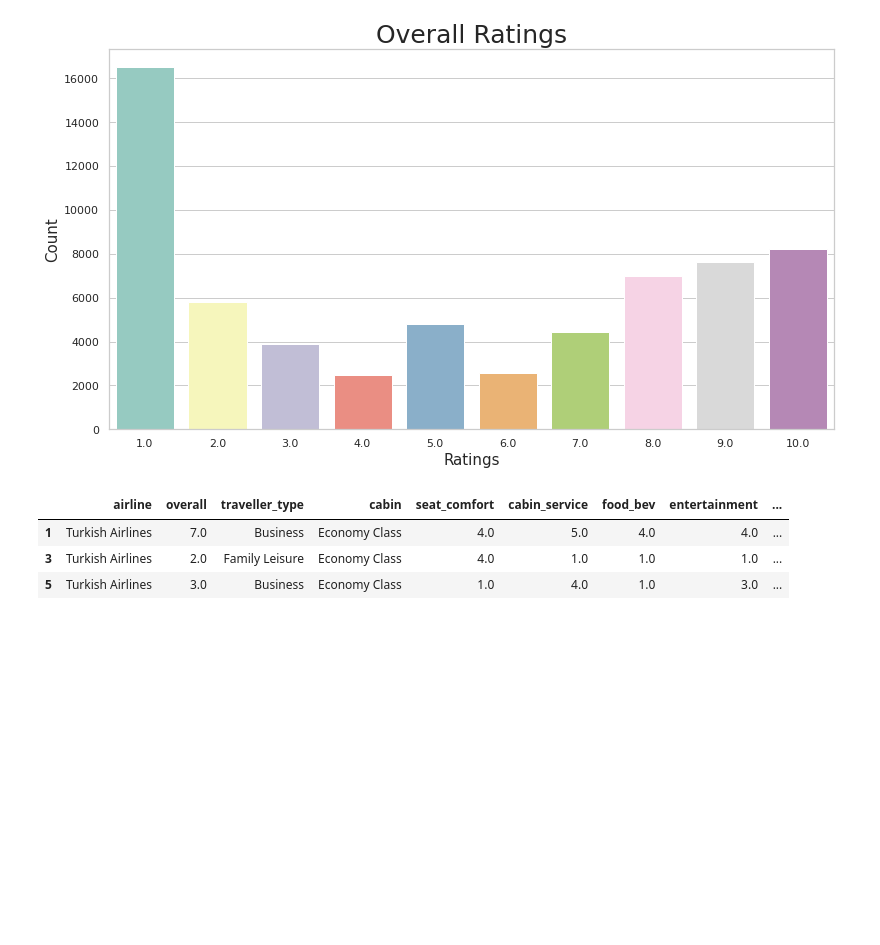
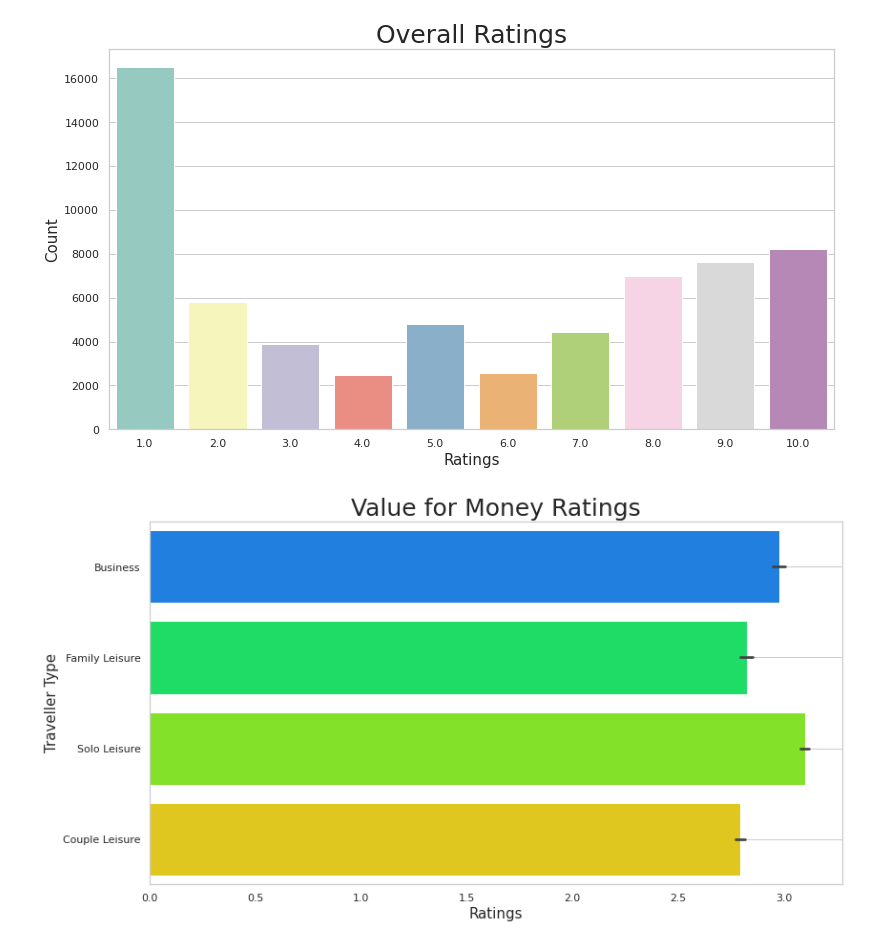
Before and after one commit to Arka1212/Airline-Passenger-Referral-Prediction, a Jupyter notebook: Airline_Passenger_Referral_Prediction.ipynb, the cells around one changed output. Cells and saved outputs as stored; diff of their text form; code cells hidden in the pictures; blank space fills up the shorter version.

```diff
--- a/Airline_Passenger_Referral_Prediction.ipynb
+++ b/Airline_Passenger_Referral_Prediction.ipynb
@@ -339,9 +347,16 @@ plt.show()
 # %% [output]
 [figure]
-# %%
-airline_df.head(3)
-# %% [output]
-|  | airline | overall | traveller_type | cabin | seat_comfort | cabin_service | food_bev | entertainment | ... |
-| 1 | Turkish Airlines | 7.0 | Business | Economy Class | 4.0 | 5.0 | 4.0 | 4.0 | ... |
-| 3 | Turkish Airlines | 2.0 | Family Leisure | Economy Class | 4.0 | 1.0 | 1.0 | 1.0 | ... |
-| 5 | Turkish Airlines | 3.0 | Business | Economy Class | 1.0 | 4.0 | 1.0 | 3.0 | ... |
+# %%
+# Most value for money traveller type.
+plt.figure(figsize=(13,7))
+sns.set_palette('gist_ncar')
+sns.barplot(y=airline_df['traveller_type'],x=airline_df['value_for_money'])
+plt.title('Value for Money Ratings',fontsize=25)
+plt.ylabel('Traveller Type',fontsize=15)
+plt.xlabel('Ratings',fontsize=15)
+plt.grid()
+plt.show()
+
+# According to the plot, Solo leisure has been the most value for money.
+# %% [output]
+[figure, added]
```
Also changed, not shown: parts of 2 cells of this notebook.
